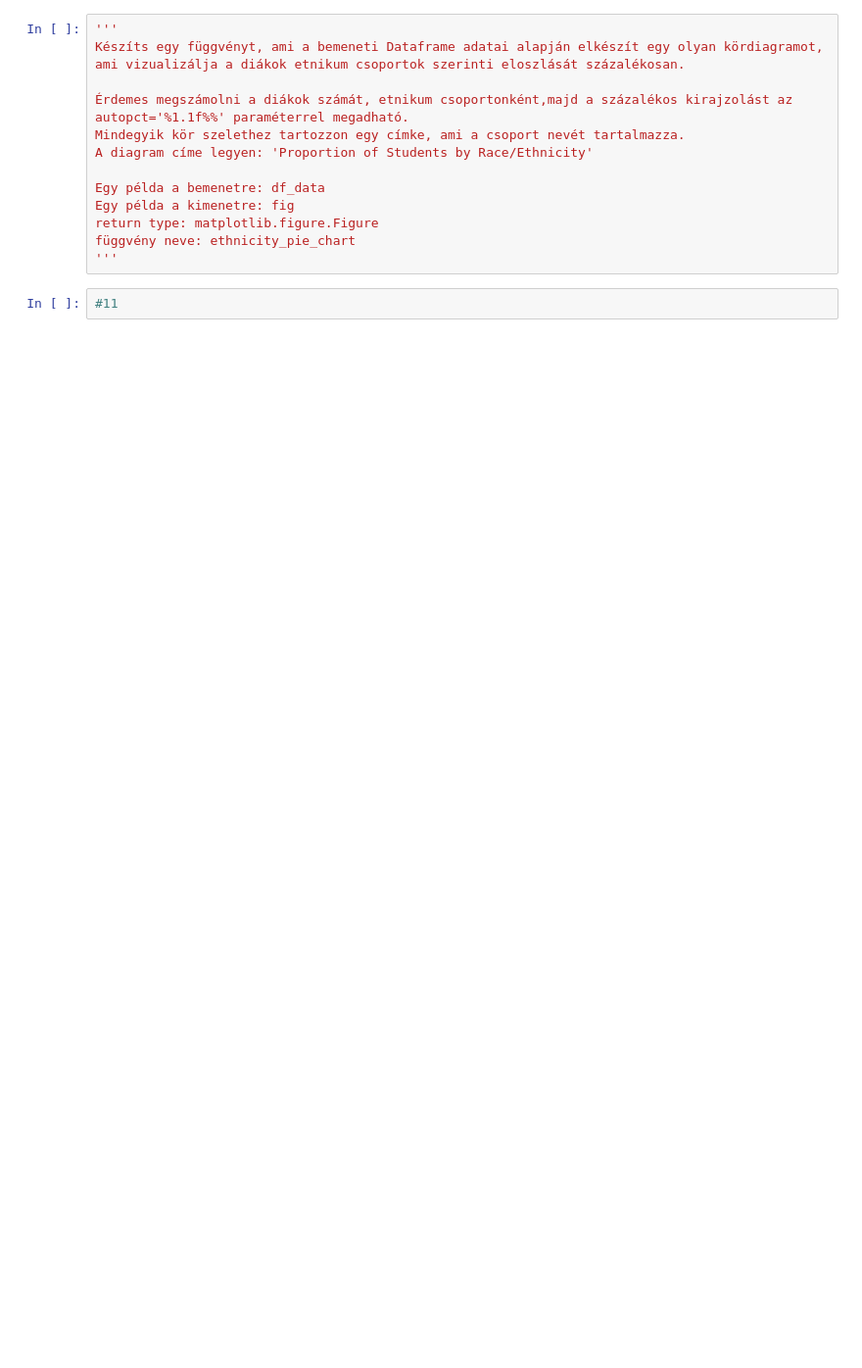
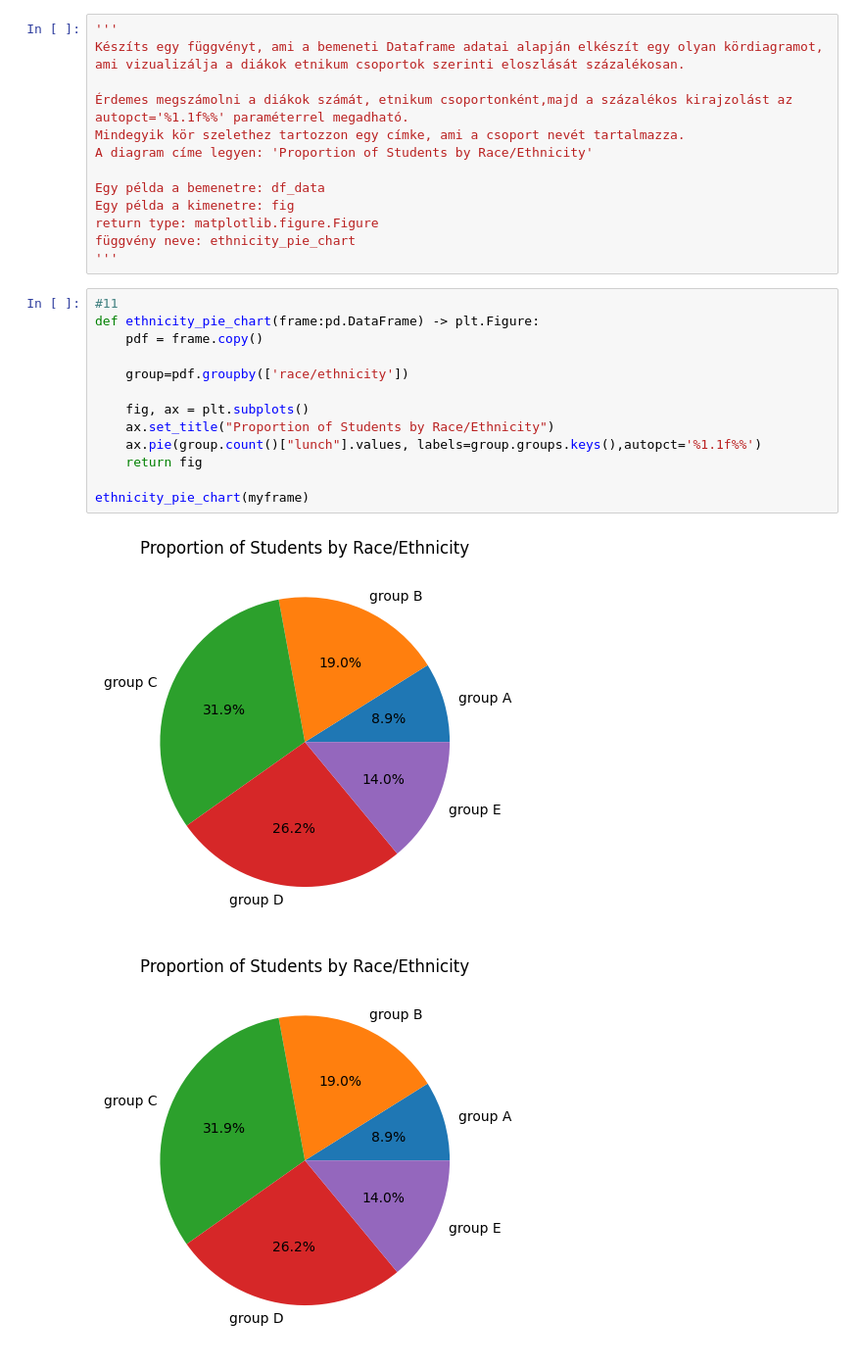
Before and after one commit to DezsiCsaba/BDIGNE_BEVADAT2022232, a Jupyter notebook: HAZI/HAZI04/HAZI04.ipynb, the cells around one changed output. Shown: that part at 98% size. Drawn from its saved outputs; the diff is of its cells as text; blank space fills up the shorter version.

```diff
--- a/HAZI/HAZI04/HAZI04.ipynb
+++ b/HAZI/HAZI04/HAZI04.ipynb
@@ -266,5 +319,19 @@ Egy példa a kimenetre: fig
 return type: matplotlib.figure.Figure
 függvény neve: ethnicity_pie_chart
 '''
-# %%
-#11
+# %%
+#11
+def ethnicity_pie_chart(frame:pd.DataFrame) -> plt.Figure:
+    pdf = frame.copy()
+
+    group=pdf.groupby(['race/ethnicity'])
+
+    fig, ax = plt.subplots()
+    ax.set_title("Proportion of Students by Race/Ethnicity")
+    ax.pie(group.count()["lunch"].values, labels=group.groups.keys(),autopct='%1.1f%%')
+    return fig
+
+ethnicity_pie_chart(myframe)
+# %% [output]
+[figure, added]
+[figure, added]
```
Also changed, not shown: parts of 10 cells of this notebook, 1 other file.
